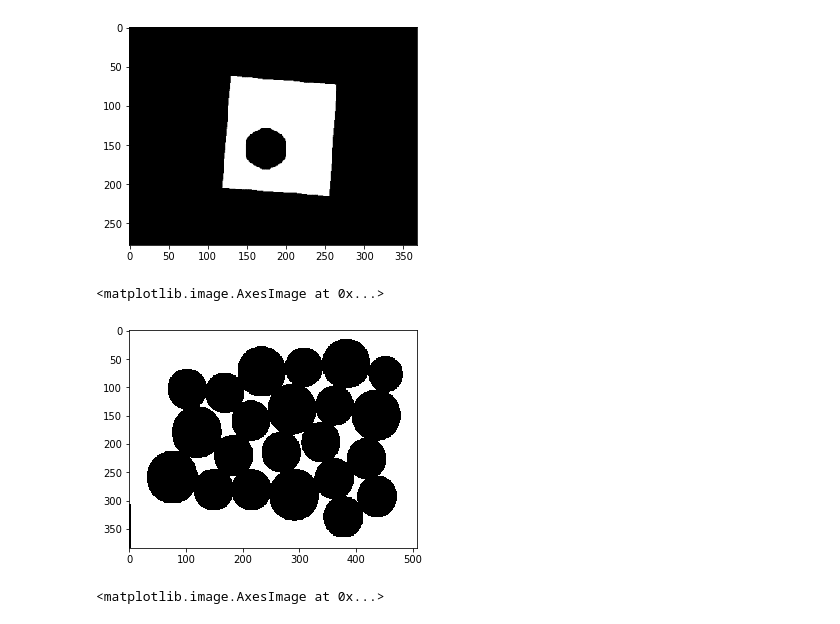
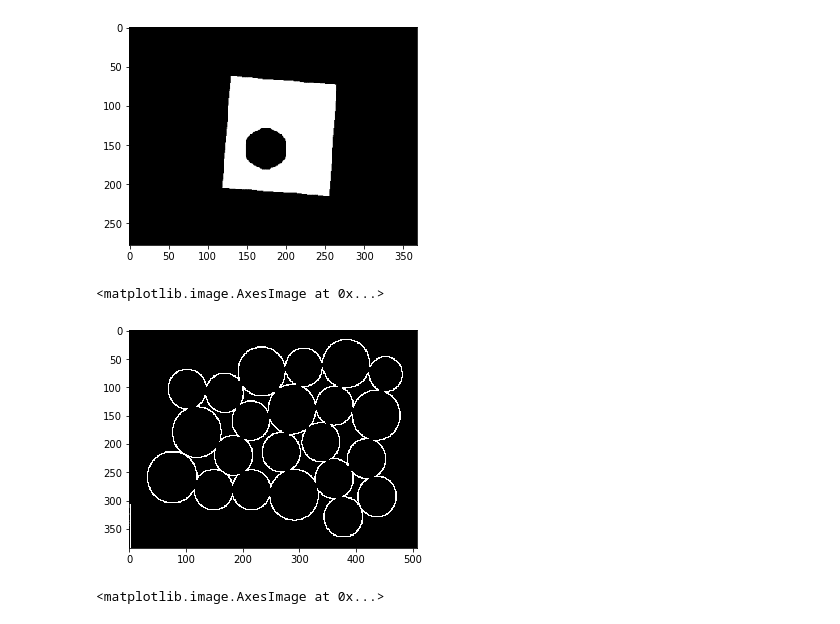
Before and after one commit to nabilnegm/image-tunning, a Jupyter notebook: main.ipynb, the cells around one changed output. Drawn from its saved outputs; the diff is of its cells as text; code cells hidden in the pictures.

Commit message:
adding circle counter

```diff
--- a/main.ipynb
+++ b/main.ipynb
@@ -54,11 +54,11 @@ plt.imshow(circle_eroded)
 # %%
 circleImg = cv.cvtColor(cv.imread('input/Circle.png', 1), cv.COLOR_BGR2RGB)
 _,thresholded_img = cv.threshold(circleImg,120,255,cv.THRESH_BINARY)
 circle_eroded = cv.erode(thresholded_img, cv.getStructuringElement(cv.MORPH_RECT, (5,5)), iterations=1)
-plt.imshow(circle_eroded)
+plt.imshow(thresholded_img-circle_eroded)
 # %% [output]
 <matplotlib.image.AxesImage at 0x...>
-[figure, old version]
+[figure, new version]
 # %%
 cameraManImg = cv.cvtColor(cv.imread('input/Cameraman.png', 1), cv.COLOR_BGR2RGB)
 cameraman_eroded = cv.erode(cameraManImg, cv.getStructuringElement(cv.MORPH_RECT, (3,3)), iterations=1)
```
Also changed, not shown: parts of 3 cells of this notebook.
